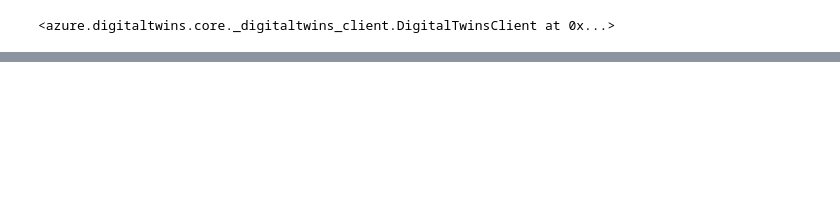
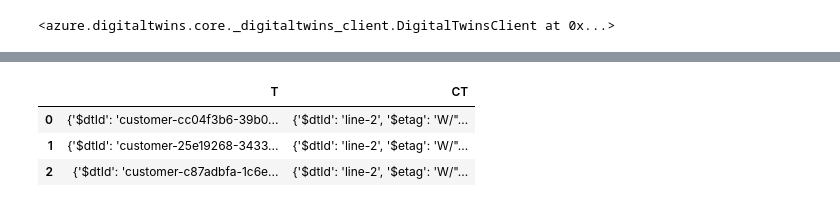
Before and after one commit to BillmanH/learn-dt, a Jupyter notebook: notebooks/04 Lots on Queries.ipynb, the cells around one changed output, grey strips where cells are left out. Cells and saved outputs as stored; diff of their text form; code cells hidden in the pictures; blank space fills up the shorter version.

```diff
--- a/notebooks/04 Lots on Queries.ipynb
+++ b/notebooks/04 Lots on Queries.ipynb
@@ -426,0 +91,15 @@ Now as an analyst, I want to look at the customer satisfaction of customers who
+# %%
+query_expression ="""
+SELECT T, CT
+FROM DIGITALTWINS T
+JOIN CT RELATED T.locatedIn
+WHERE CT.$dtId = 'line-2'
+"""
+
+customers_in_area_2 = query_to_df(query_expression)
+customers_in_area_2
+# %% [output]
+|  | T | CT |
+| 0 | {'$dtId': 'customer-cc04f3b6-39b0... | {'$dtId': 'line-2', '$etag': 'W/"... |
+| 1 | {'$dtId': 'customer-25e19268-3433... | {'$dtId': 'line-2', '$etag': 'W/"... |
+| 2 | {'$dtId': 'customer-c87adbfa-1c6e... | {'$dtId': 'line-2', '$etag': 'W/"... |
```
Also changed, not shown: parts of 72 cells of this notebook, 6 other files.
